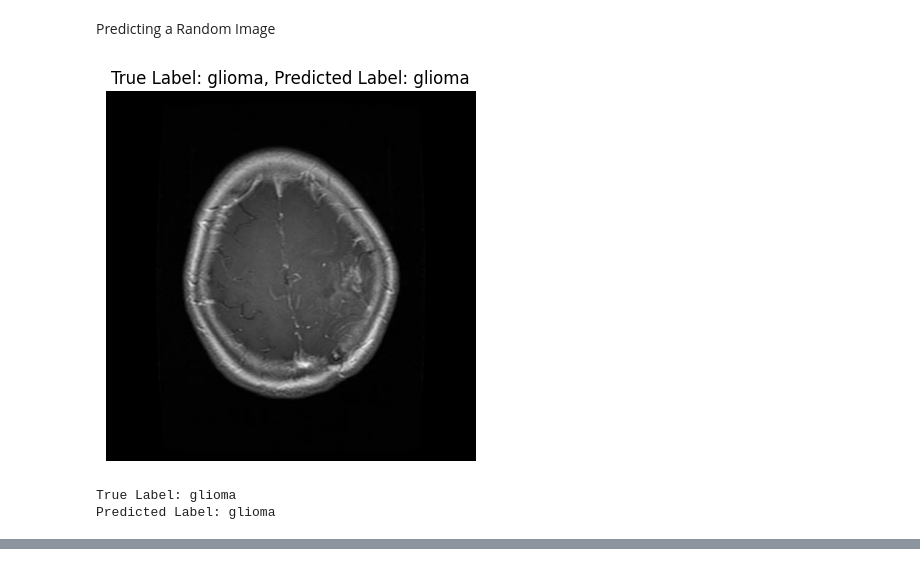
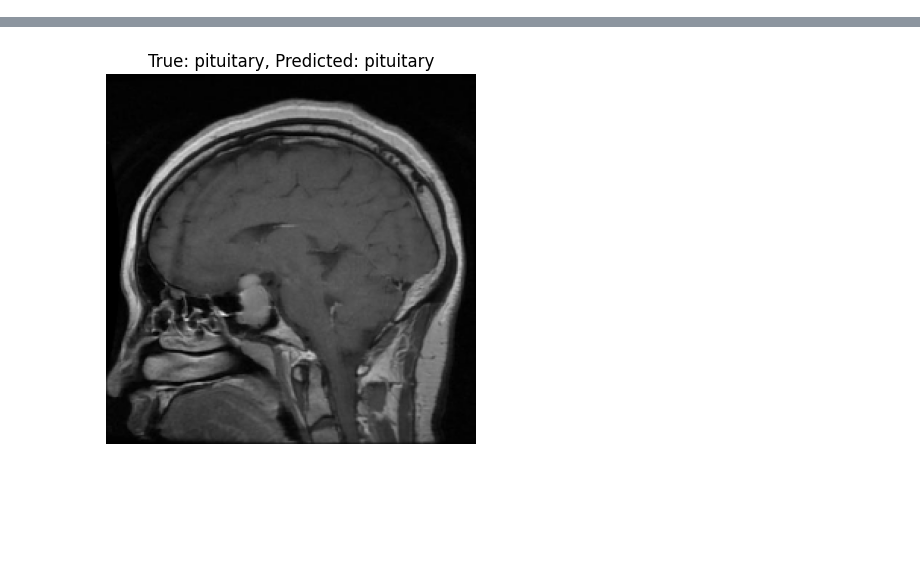
Before and after one commit to XJ-UoG/CSC3009MLMRI, a Jupyter notebook: VGG16.ipynb, the cells around one changed output, grey strips where cells are left out. Saved outputs shown, nothing was run; the diff lists cells and outputs as text; code cells hidden in the pictures; blank space fills up the shorter version.

```diff
--- a/VGG16.ipynb
+++ b/VGG16.ipynb
@@ -405,35 +416,0 @@ Fold 4: 73.96%
-# %% [markdown]
-Predicting a Random Image
-# %%
-# Define a function to predict the class of a single image
-def predict_image(image_path, model, transform):
-    image = Image.open(image_path)
-    image = transform(image).unsqueeze(0).to(device)
-    model.eval()
-    with torch.no_grad():
-        output = model(image)
-        _, predicted = torch.max(output, 1)
-        return predicted.item()
-
-# Predict a random image from the dataset
-random_image_path, _ = random.choice(val_dataset.samples)
-predicted_class = predict_image(random_image_path, model, transform)
-
-# Extract the true label
-true_label_name = os.path.basename(os.path.dirname(random_image_path))
-true_label_idx = val_dataset.class_to_idx[true_label_name]
-
-# Load the image for display
-image = Image.open(random_image_path)
-plt.imshow(image)
-plt.title(f'True Label: {val_dataset.classes[true_label_idx]}, Predicted Label: {val_dataset.classes[predicted_class]}')
-plt.axis('off')
-plt.show()
-
-# Print true and predicted labels
-print(f'True Label: {val_dataset.classes[true_label_idx]}')
-print(f'Predicted Label: {val_dataset.classes[predicted_class]}')
-# %% [output]
-[figure, removed]
-True Label: glioma
-Predicted Label: glioma
@@ -439,0 +465,4 @@ Predicted Label: glioma
+# %%
+# Predict and display a random image
+predict_random_image(base_dir, model_path, target_size=(244, 244))
+# %% [output]
@@ -439,0 +471 @@ Predicted Label: glioma
+[figure, added]
```
Also changed, not shown: parts of 14 cells of this notebook.
